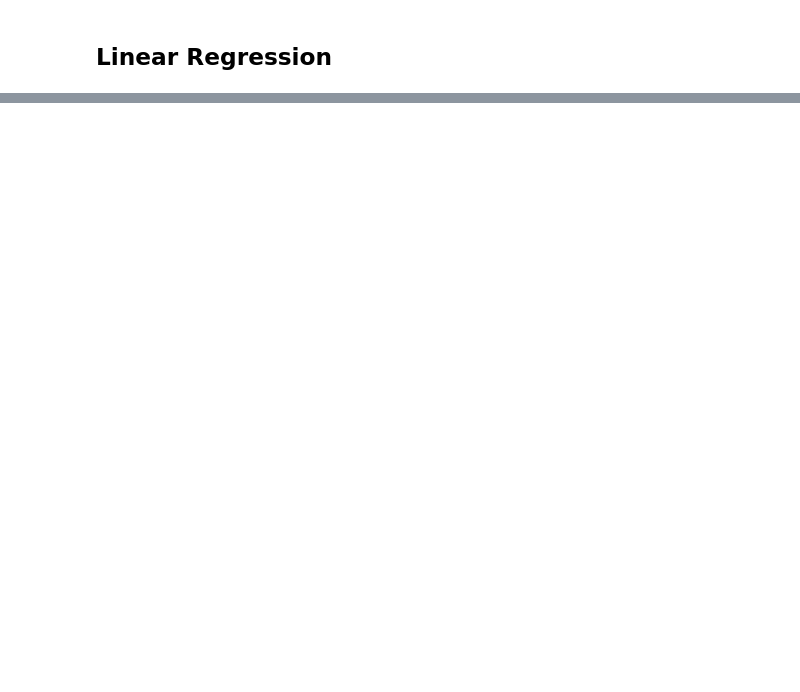
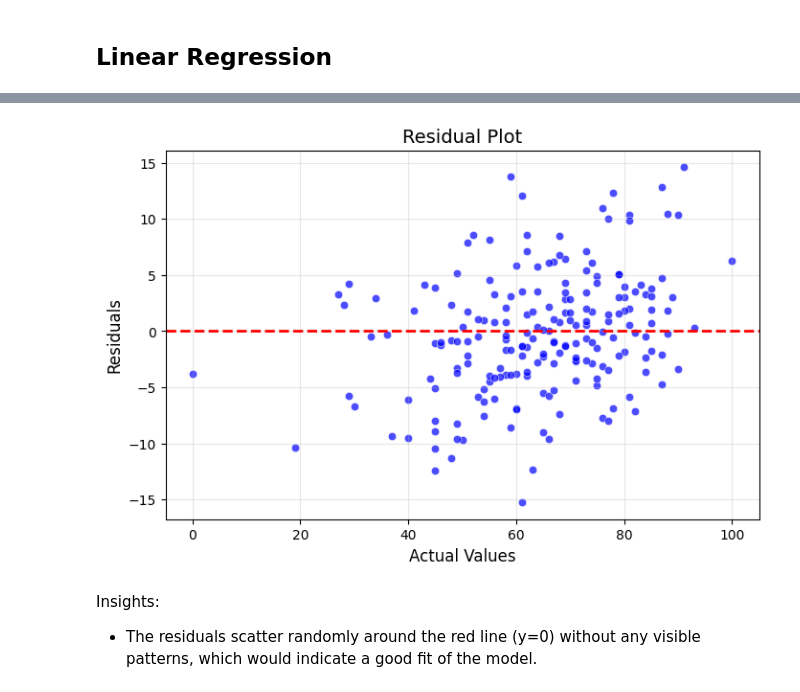
Before and after one commit to IrinaFab/mlproject25, a Jupyter notebook: notebook/2. MODEL TRAINING.ipynb, the cells around one changed output, grey strips where cells are left out. Cells and saved outputs as stored; diff of their text form; code cells hidden in the pictures; blank space fills up the shorter version.

```diff
--- a/notebook/2. MODEL TRAINING.ipynb
+++ b/notebook/2. MODEL TRAINING.ipynb
@@ -249 +265,19 @@ pred_df
 200 rows × 3 columns
+# %%
+# calculate residuals
+residuals = y_test - y_pred
+
+# plot residuals
+plt.figure(figsize=(8, 5))
+sns.scatterplot(x=y_test, y=residuals, color='blue', alpha=0.7)
+plt.axhline(y=0, color='red', linestyle='--', linewidth=2)
+plt.xlabel('Actual Values', fontsize=12)
+plt.ylabel('Residuals', fontsize=12)
+plt.title('Residual Plot', fontsize=14)
+plt.grid(alpha=0.3)
+plt.show()
+# %% [output]
+[figure, added]
+# %% [markdown]
+Insights:
+- 	The residuals scatter randomly around the red line (y=0) without any visible patterns, which would indicate a good fit of the model.
```
Also changed, not shown: parts of 31 cells of this notebook, 1 other file.
